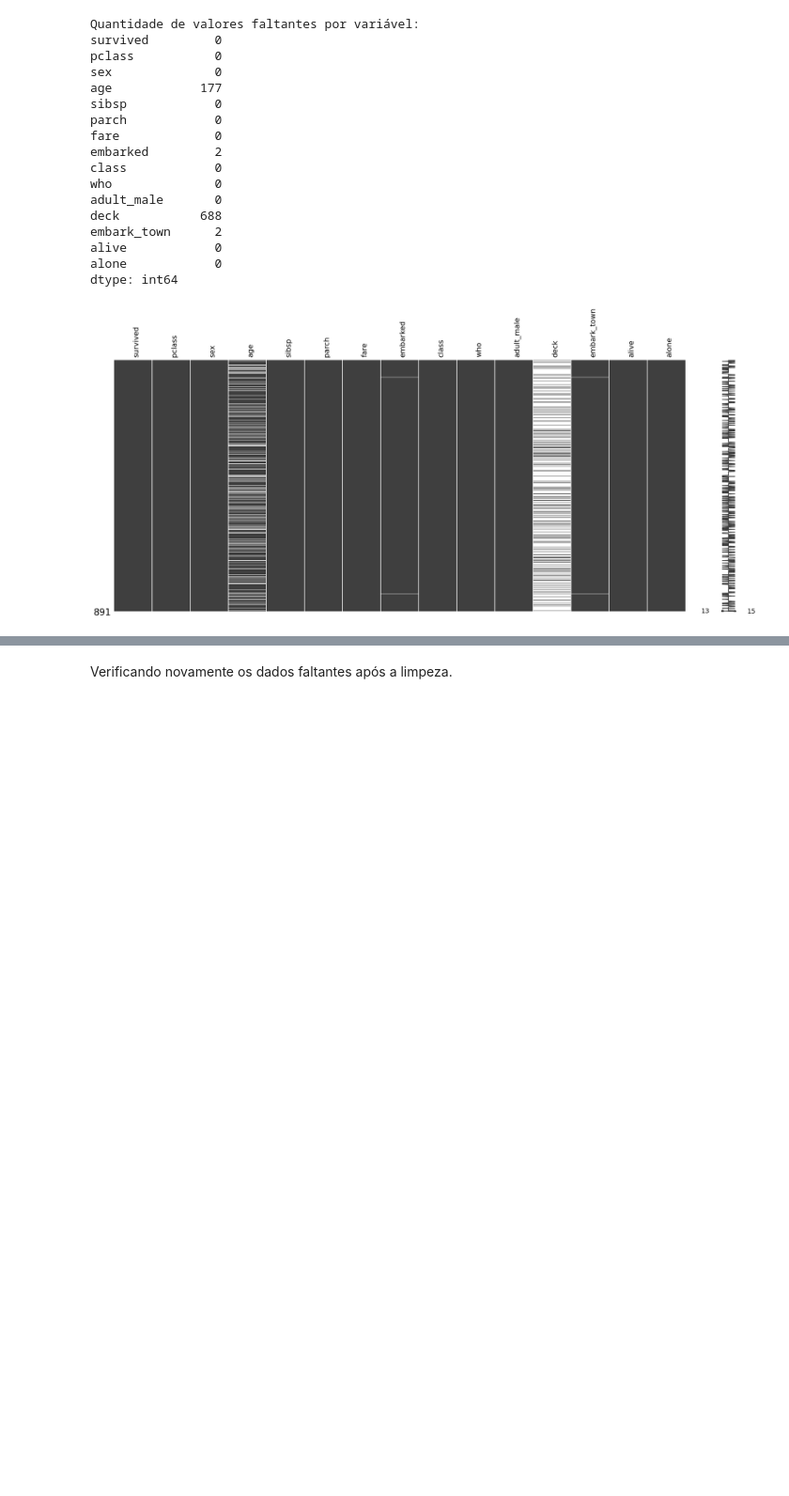
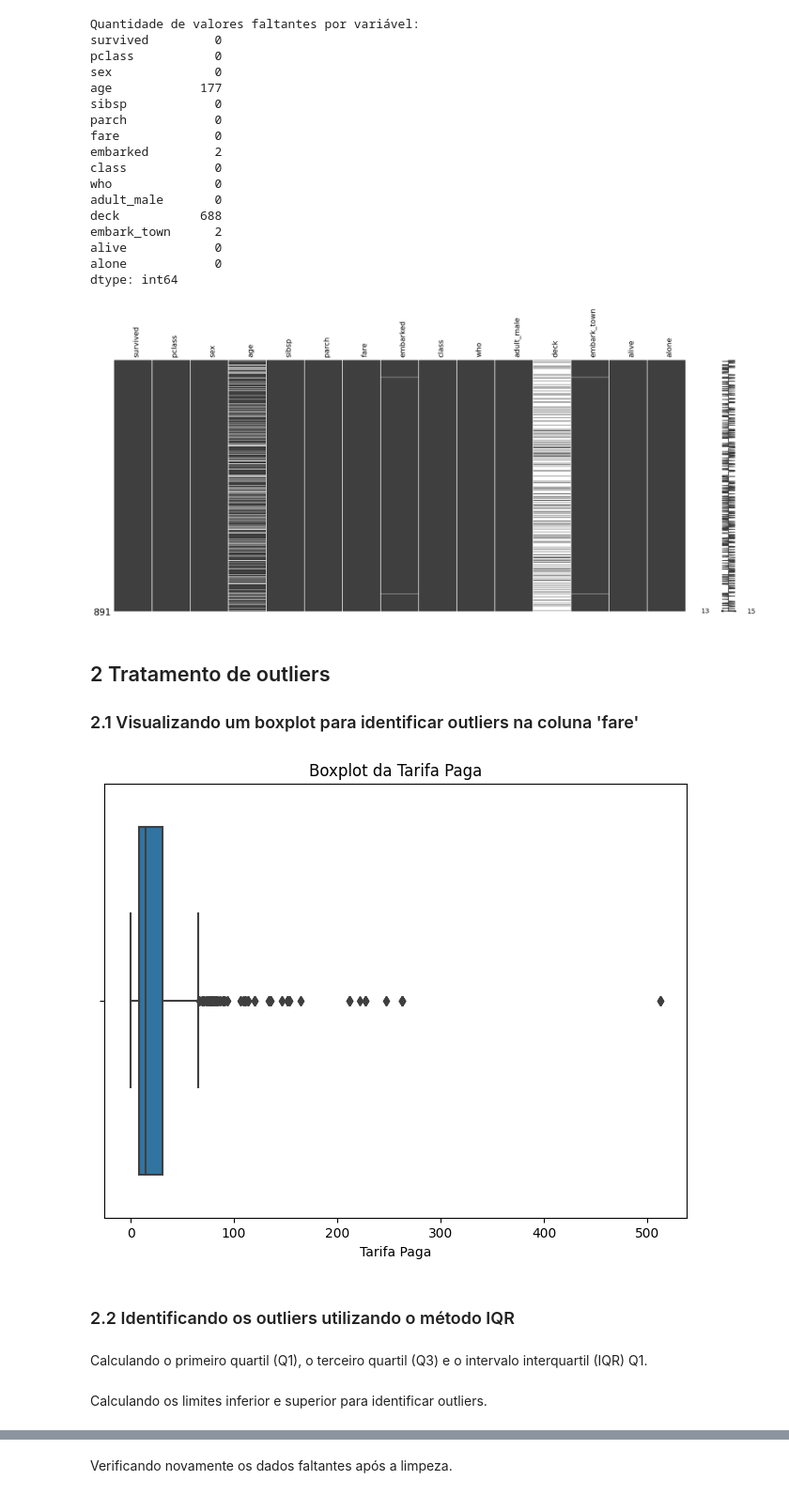
Before and after one commit to alesangelabezerra/avanti-bootcamp-cdd, a Jupyter notebook: notebooks/02-comparative_analysis.ipynb, the cells around one changed output, grey strips where cells are left out. Shown at 94% size. Saved outputs shown, nothing was run; the diff lists cells and outputs as text; code cells hidden in the pictures; blank space fills up the shorter version.

```diff
--- a/notebooks/02-comparative_analysis.ipynb
+++ b/notebooks/02-comparative_analysis.ipynb
@@ -37,3 +37,19 @@ plt.yticks(ticks=range(1, len(df) + 1))
 plt.show()
 # %% [output]
 [figure]
+# %% [markdown]
+## 2 Tratamento de outliers
+### 2.1 Visualizando um boxplot para identificar outliers na coluna 'fare'
+# %%
+plt.figure(figsize=(8, 6))
+sns.boxplot(x=df_cleaned['fare'])
+plt.xlabel('Tarifa Paga')
+plt.title('Boxplot da Tarifa Paga')
+plt.show()
+# %% [output]
+[figure, added]
+# %% [markdown]
+### 2.2 Identificando os outliers utilizando o método IQR
+# %% [markdown]
+Calculando o primeiro quartil (Q1), o terceiro quartil (Q3) e o intervalo interquartil (IQR)
+Q1.
@@ -39,0 +60,2 @@ plt.show()
+# %% [markdown]
+Calculando os limites inferior e superior para identificar outliers.
```
Also changed, not shown: parts of 25 cells of this notebook.
